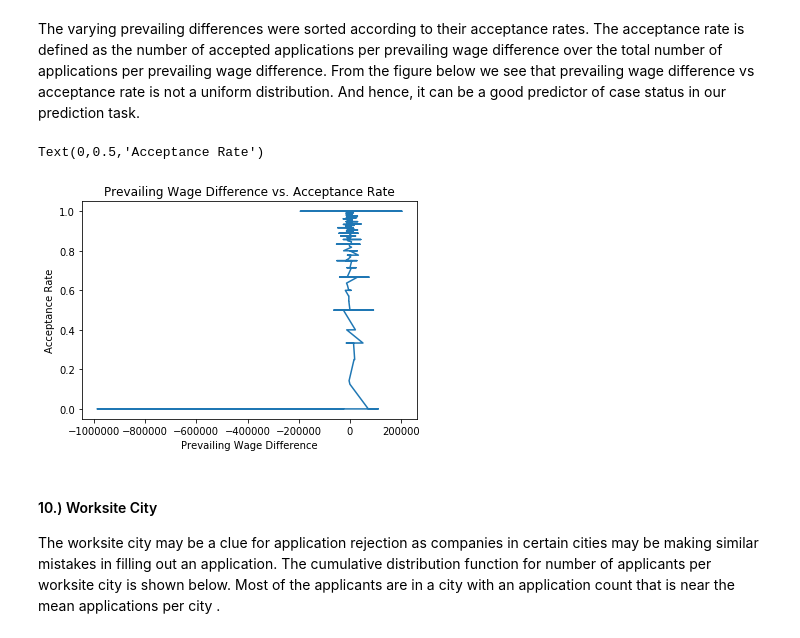
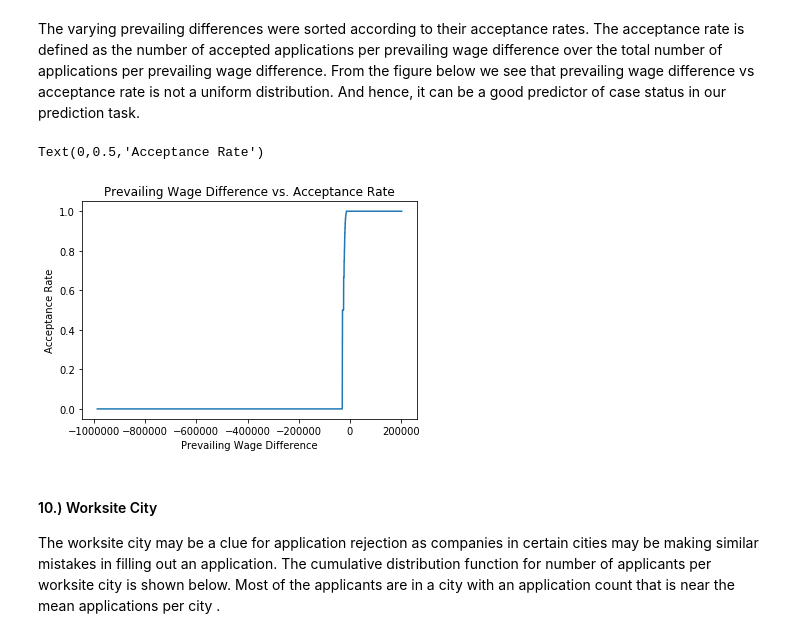
Before and after one commit to sopaturi/Springboard, a Jupyter notebook: Capstone Project/Capstone Project-EDA.ipynb, the cells around one changed output. Cells and saved outputs as stored; diff of their text form; code cells hidden in the pictures.

```diff
--- a/Capstone Project/Capstone Project-EDA.ipynb
+++ b/Capstone Project/Capstone Project-EDA.ipynb
@@ -621,7 +623,8 @@ for index,row in final_merged.iterrows():
     if row['PW_WAGE_LEVEL']=='Level IV':
         final_merged.at[index, 'PW_WAGE_DIFF']=row['Level4']-row['PREVAILING_WAGE']
 
-df=final_merged[['CASE_NUMBER', 'PW_WAGE_DIFF']].merge(df, on=['CASE_NUMBER'], how='inner')
+df_pw=final_merged[['CASE_NUMBER', 'PW_WAGE_DIFF']].merge(df, on=['CASE_NUMBER'], how='inner')
+df=pd.merge(df, df_pw[['CASE_NUMBER', 'PW_WAGE_DIFF']], on='CASE_NUMBER', how='left')
 # %% [markdown]
 According to the probability density distribution below, many prevailing wage difference values are negative with a large magnitude  with a minimum on the order of -3e8.
 # %%
@@ -637,16 +640,17 @@ Text(0.5,1,'Probability Density Distribution of Prevailing Wage Difference')
 # %% [markdown]
 The varying prevailing differences were sorted  according to their acceptance rates.  The acceptance rate is defined as the number of accepted applications per prevailing wage difference over the total number of applications per prevailing wage difference.  From the figure below we see that prevailing wage difference vs acceptance rate is not a uniform distribution.  And hence, it can be a good predictor of case status in our prediction task.
 # %%
-pw_wage_diff=df.groupby('PW_WAGE_DIFF').mean()['CASE_STATUS_INDICATOR'].sort_values()
+pw_wage_diff=df_pw.groupby('PW_WAGE_DIFF').mean()['CASE_STATUS_INDICATOR'].sort_values()
 pw_wage_diff=pw_wage_diff[pw_wage_diff.index>-1000000]
-x=pw_wage_diff.index
+x=pw_wage_diff.index.sort_values()
+pw_wage_diff=pw_wage_diff.sort_values()
 plt.plot(x, pw_wage_diff)
 plt.title('Prevailing Wage Difference vs. Acceptance Rate')
 plt.xlabel('Prevailing Wage Difference')
 plt.ylabel('Acceptance Rate')
 # %% [output]
 Text(0,0.5,'Acceptance Rate')
-[figure, old version]
+[figure, new version]
 # %% [markdown]
 #### 10.) Worksite City
 
```
Also changed, not shown: parts of 24 cells of this notebook.
